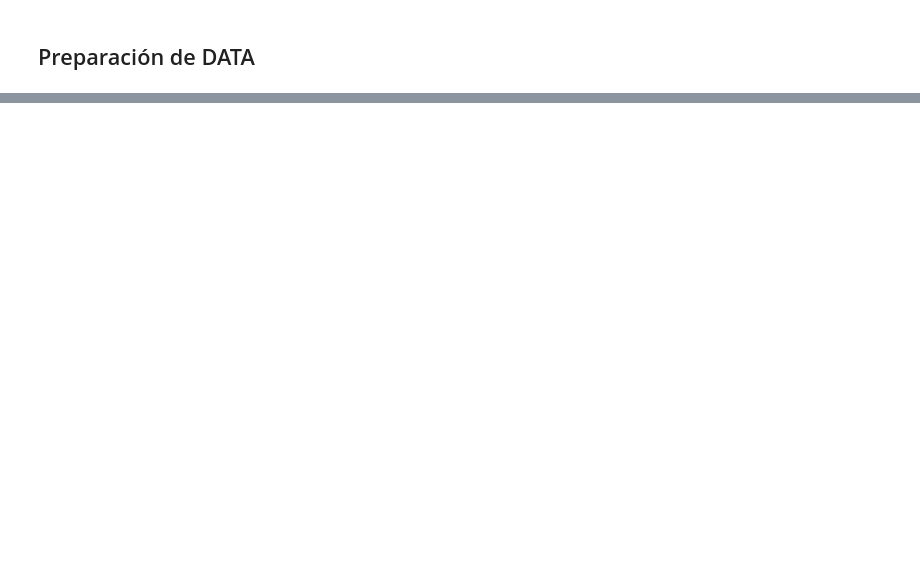
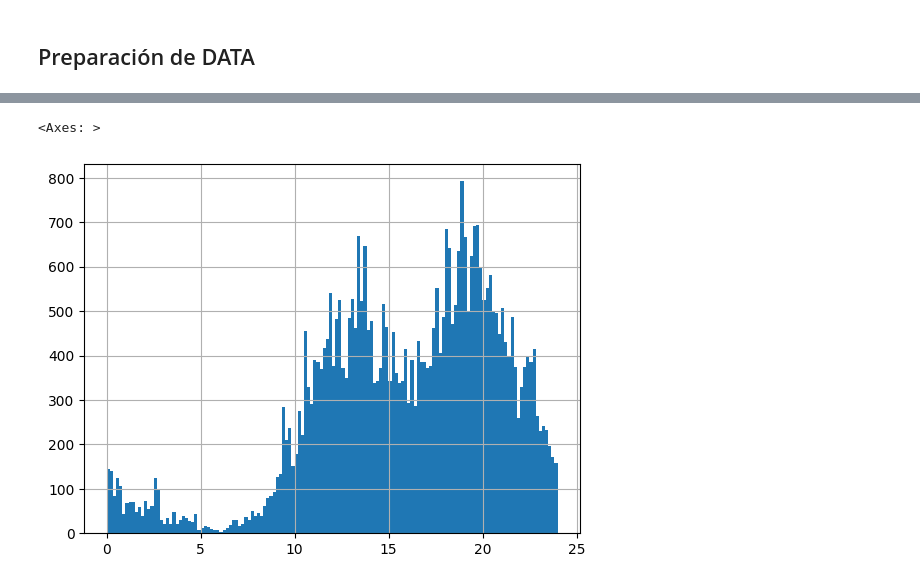
Before and after one commit to tlagosh/whatsapp_analyzer, a Jupyter notebook: 4 - SENTIMENT ANALYSIS.ipynb, the cells around one changed output, grey strips where cells are left out. Cells and saved outputs as stored; diff of their text form; code cells hidden in the pictures; blank space fills up the shorter version.

```diff
--- a/4 - SENTIMENT ANALYSIS.ipynb
+++ b/4 - SENTIMENT ANALYSIS.ipynb
@@ -254,6 +104,0 @@ for i in range(len(corpus)):
-# %%
-import pandas as pd
-
-df = pd.DataFrame(corpus, columns = ['review'])
-df['polarities'] = label
-df
@@ -440,0 +144,4 @@ for text in texts:
+# %%
+df = whatsapp_to_df('chats/chat.txt')
+
+df.head()
@@ -440,0 +155,6 @@ for text in texts:
+# %%
+
+df['polarity'] = np.nan
+df['neg'] = np.nan
+df['neu'] = np.nan
+df['pos'] = np.nan
@@ -440,0 +254,10 @@ for text in texts:
+# %%
+# We make an histogram of the polarity of the activity of the group in intervals of 0.1 hours
+
+df['Hora'] = pd.to_datetime(df['Hora'], format='%H:%M')
+df['Hora'] = df['Hora'].dt.hour + df['Hora'].dt.minute/60
+
+df['Hora'].hist(bins=24*6)
+# %% [output]
+<Axes: >
+[figure, added]
```
Also changed, not shown: parts of 43 cells of this notebook, 3 other files.
